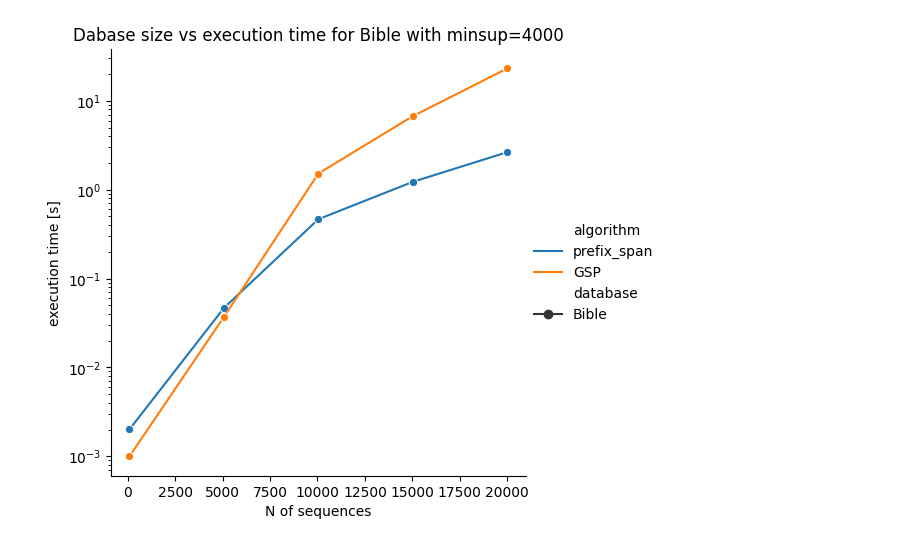
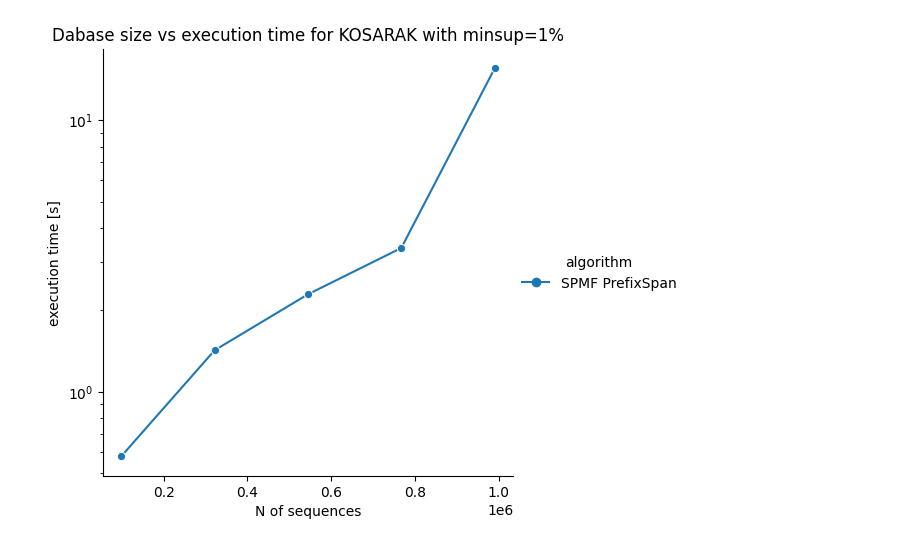
Before and after one commit to mati9456/MED_projekt, a Jupyter notebook: testy.ipynb, the cells around one changed output. Saved outputs shown, nothing was run; the diff lists cells and outputs as text; code cells hidden in the pictures.

Commit message:
minor test modifications

```diff
--- a/testy.ipynb
+++ b/testy.ipynb
@@ -15,9 +16,13 @@ import os
 bible = "dataSets5k/BIBLE5K.txt"
 leviathan = "dataSets5k/LEVIATHAN5K.txt"
 korsak = "dataSets5k/KOSARAK5K.txt"
+
+bible_full = "dataSets/BIBLE.txt"
+leviathan_full = "dataSets/LEVIATHAN.txt"
+korsak_full = "dataSets/KOSARAK.txt"
 # %%
 # speed vs supp theshold %
-test_support_thresholds = np.linspace(0.3, 5, 10)
+test_support_thresholds = np.linspace(1, 5, 5)
 database_paths = [bible, leviathan, korsak]
 #databases = [random.sample(importDatabase(path), 1000) for path in database_paths]
 databases = [importDatabase(path) for path in database_paths]
@@ -49,21 +54,22 @@ for sth in test_support_thresholds:
         algorithm.append("prefix_span")
         database_name.append(db_name)
 
-        if sth > 2:
-            # time datamining
-            print("GSP")
-            start_time = time.time()
-            with open('gsp_result.txt', 'w') as file:
-                gsp(sup, db, file)
-            end_time = time.time()
-            elapsed_time = end_time - start_time
+        '''
+        #if sth > 2:
+        # time datamining
+        print("GSP")
+        start_time = time.time()
+        with open('gsp_result.txt', 'w') as file:
+            gsp(sup, db, file)
+        end_time = time.time()
+        elapsed_time = end_time - start_time
 
-            # collect data
-            execution_times.append(elapsed_time)
-            supp_thresholds.append(sth)
-            algorithm.append("GSP")
-            database_name.append(db_name)
-
+        # collect data
+        execution_times.append(elapsed_time)
+        supp_thresholds.append(sth)
+        algorithm.append("GSP")
+        database_name.append(db_name)
+        '''
 
         # time datamining
         print("SPMF_prefix_span")
@@ -173,15 +231,18 @@ Database: Bible, db size: 20000.0
 # %%
 # plot results
-seaborn.relplot(data=time_vs_size,
+#db = "BIBLE"
+#db = "LEVIATHAN"
+db = "KOSARAK"
+seaborn.relplot(data=time_vs_size[time_vs_size["database"] == db],
                  x="N of sequences",
                  y="execution time [s]",
                  hue="algorithm",
-                 style="database",
+                 style="algorithm",
                  #col="database",
                  kind="line",
                  markers=True
                 )
-plt.title("Dabase size vs execution time for Bible with minsup=4000")
+plt.title(f"Dabase size vs execution time for {db} with minsup={size_test_support_threshold}%")
 plt.yscale('log')
 # %% [output]
-[figure, old version]
+[figure, new version]
```
Also changed, not shown: parts of 6 cells of this notebook, 3 other files.
